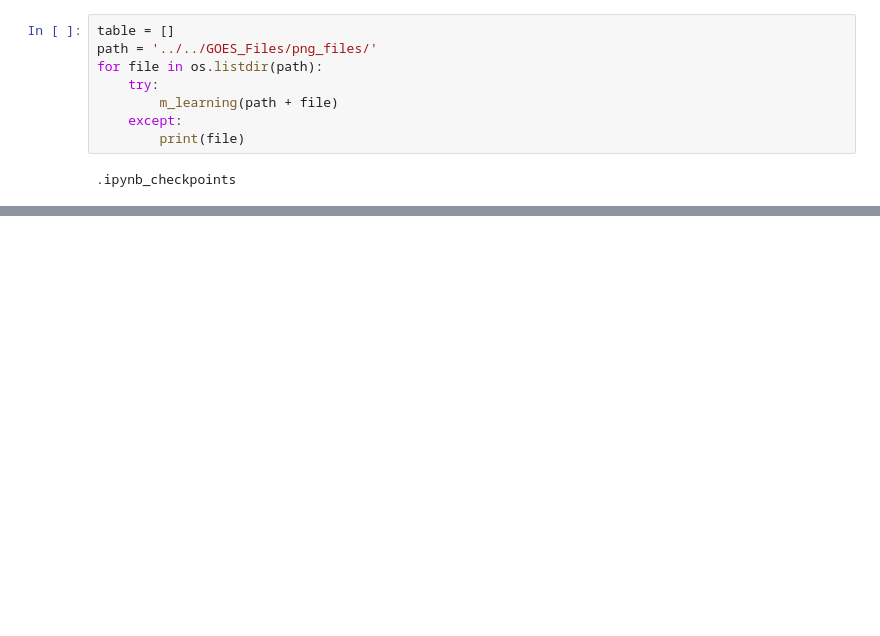
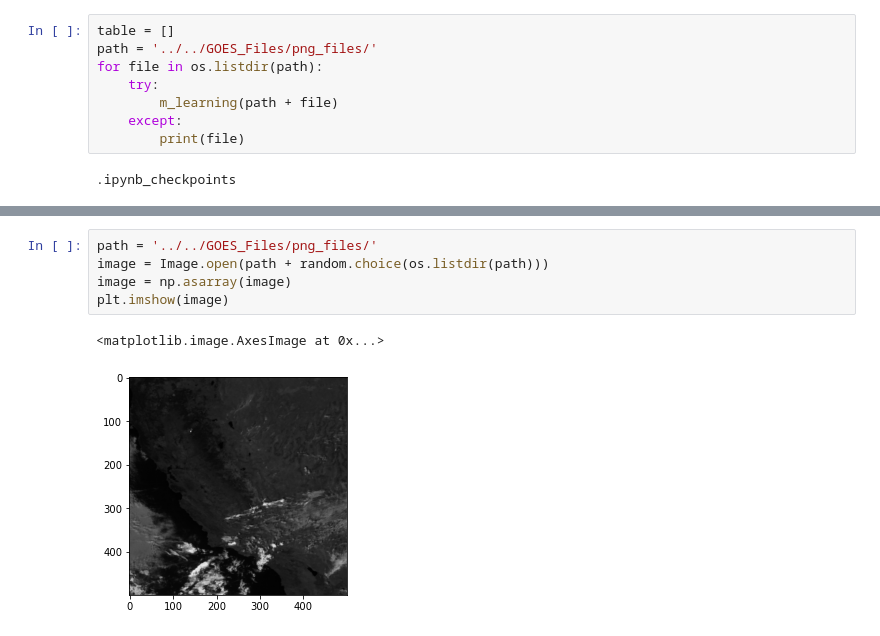
Before and after one commit to ccny-glasslab/Fires, a Jupyter notebook: Machine Learning/esrgan_sr_from_npy.ipynb, the cells around one changed output, grey strips where cells are left out. Saved outputs shown, nothing was run; the diff lists cells and outputs as text; blank space fills up the shorter version.

```diff
--- a/Machine Learning/esrgan_sr_from_npy.ipynb
+++ b/Machine Learning/esrgan_sr_from_npy.ipynb
@@ -111 +124,9 @@ RMSE            30.639948
 dtype: float64
+# %%
+path = '../../GOES_Files/png_files/'
+image = Image.open(path + random.choice(os.listdir(path)))
+image = np.asarray(image)
+plt.imshow(image)
+# %% [output]
+<matplotlib.image.AxesImage at 0x...>
+[figure, added]
```
Also changed, not shown: parts of 5 cells of this notebook, 1 other file.
